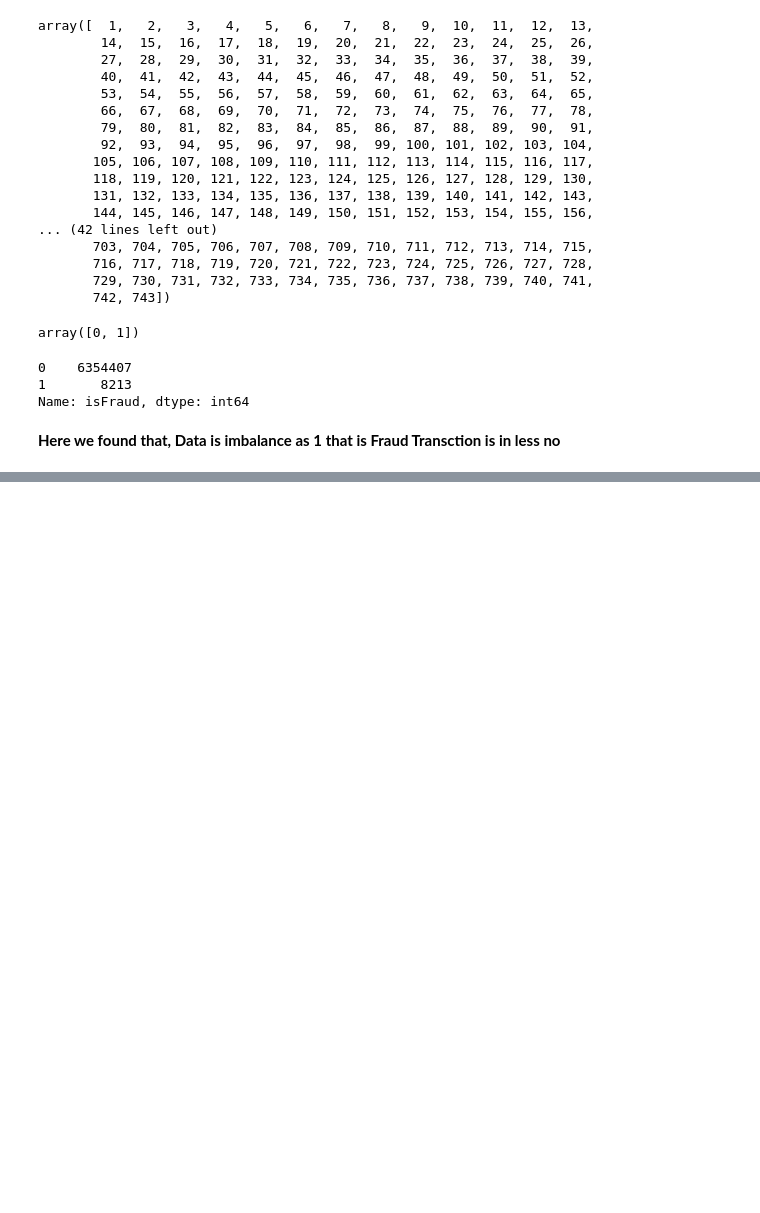
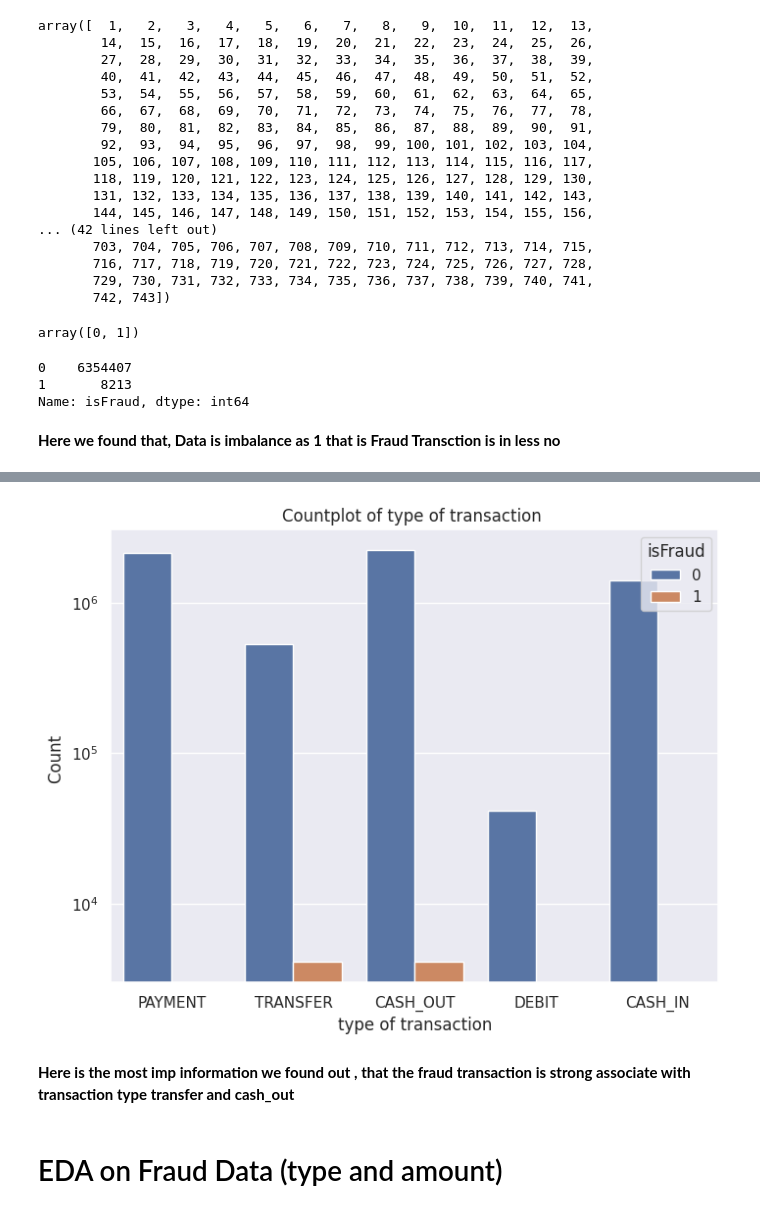
Before and after one commit to jay-D-Deshmukh/Credit-Card-Fraud-Detection, a Jupyter notebook: Fraud.ipynb, the cells around one changed output, grey strips where cells are left out. Cells and saved outputs as stored; diff of their text form; code cells hidden in the pictures; blank space fills up the shorter version.

```diff
--- a/Fraud.ipynb
+++ b/Fraud.ipynb
@@ -151,0 +190,19 @@ Name: isFraud, dtype: int64
+# %%
+
+sns.set(style="darkgrid")
+plt.figure(figsize=(8, 6))
+ax = sns.countplot(x=data['type'], hue = 'isFraud',data=data)
+ax.set_yscale('log')
+# Add labels and title
+plt.title('Countplot of type of transaction ')
+plt.xlabel('type of transaction')
+plt.ylabel('Count ')
+
+# Show the plot
+plt.show()
+# %% [output]
+[figure, added]
+# %% [markdown]
+**Here is the most imp information we found out , that the fraud transaction is strong associate with transaction type transfer and cash_out**
+# %% [markdown]
+# EDA on Fraud Data (type and amount)
```
Also changed, not shown: parts of 26 cells of this notebook.
